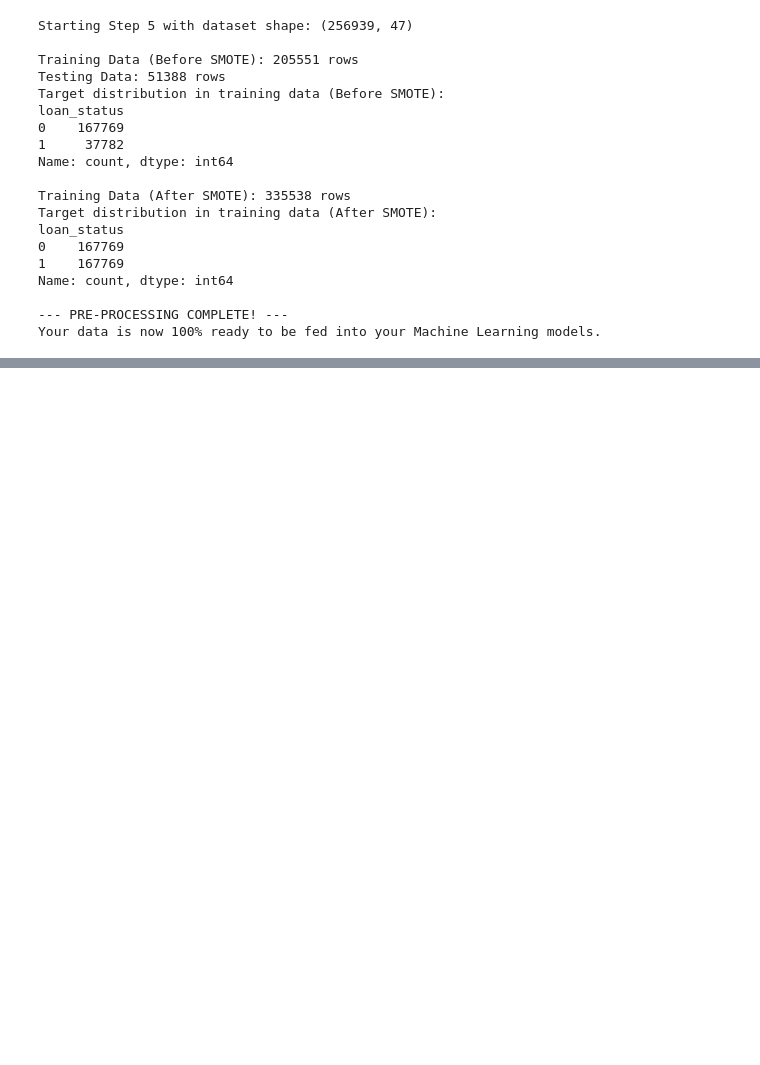
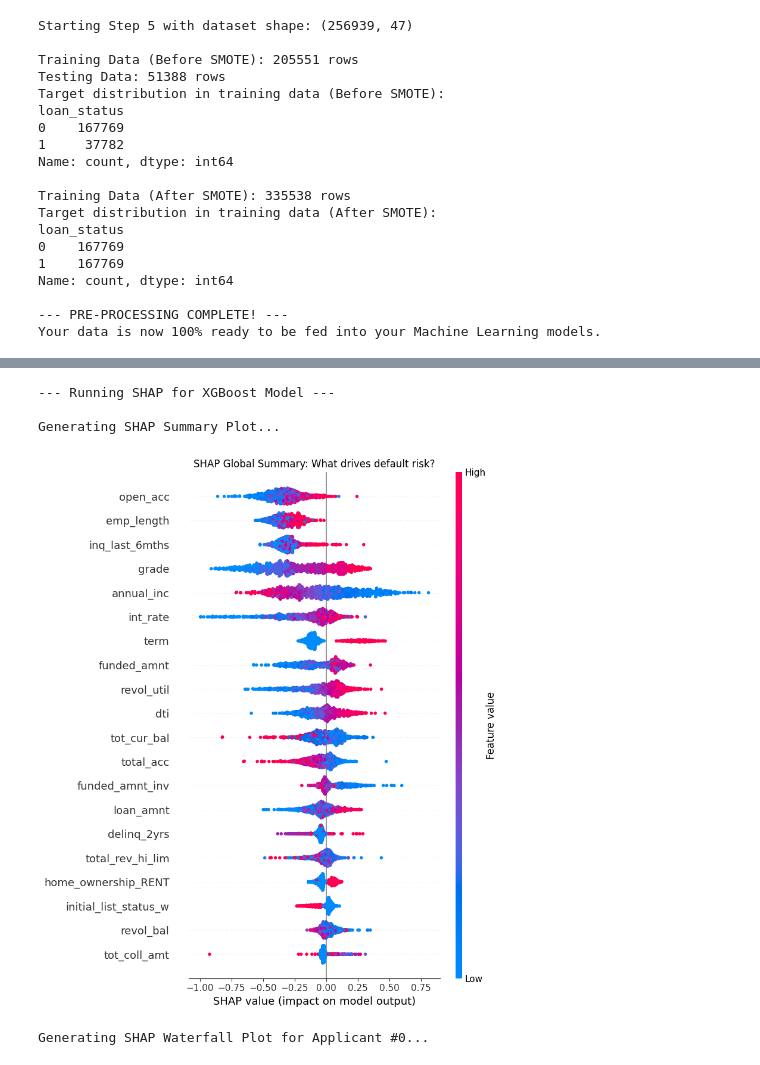
Before and after one commit to xianxianren/TML-Project, a Jupyter notebook: 1.ipynb, the cells around one changed output, grey strips where cells are left out. Saved outputs shown, nothing was run; the diff lists cells and outputs as text; code cells hidden in the pictures; blank space fills up the shorter version.

```diff
--- a/1.ipynb
+++ b/1.ipynb
@@ -226,0 +442,50 @@ Your data is now 100% ready to be fed into your Machine Learning models.
+# %%
+print("--- Running SHAP for XGBoost Model ---")
+
+# 1. Initialize the SHAP Explainer using your trained XGBoost model
+explainer = shap.TreeExplainer(xgb_model)
+
+# PRO-TIP: SHAP takes a long time to run on 50,000 rows.
+# We will take a random sample of 1,000 test rows to generate the plots quickly!
+X_test_sample = X_test_scaled.sample(n=1000, random_state=42)
+
+# Calculate SHAP values for the sample
+shap_values = explainer.shap_values(X_test_sample)
+
+# ==========================================
+# CHART 1: GLOBAL TRANSPARENCY (The Bank's Policy)
+# ==========================================
+print("\nGenerating SHAP Summary Plot...")
+# This plot shows HOW features impact the model.
+# Red dots = High value of the feature. Blue dots = Low value.
+# Right side = Pushes risk higher. Left side = Pushes risk lower.
+plt.figure(figsize=(10, 6))
+shap.summary_plot(shap_values, X_test_sample, show=False)
+plt.title("SHAP Global Summary: What drives default risk?")
+plt.tight_layout()
+plt.show()
+
+# ==========================================
+# CHART 2: LOCAL TRANSPARENCY (Explaining a Single Applicant)
+# ==========================================
+print("\nGenerating SHAP Waterfall Plot for Applicant #0...")
+# Let's look at the very first applicant in our sample to see WHY they got their specific score.
+# This proves to regulators that you can explain individual automated decisions.
+
+# Create an Explanation object for the single applicant
+explanation = shap.Explanation(values=shap_values[0],
+                               base_values=explainer.expected_value,
+                               data=X_test_sample.iloc[0],
+                               feature_names=X_test_sample.columns)
+
+plt.figure(figsize=(10, 6))
+shap.plots.waterfall(explanation, show=False)
+plt.title("SHAP Local Explanation: Applicant Risk Breakdown")
+plt.tight_layout()
+plt.show()
+# %% [output]
+--- Running SHAP for XGBoost Model ---
+
+Generating SHAP Summary Plot...
+[figure, added]
+Generating SHAP Waterfall Plot for Applicant #0...
```
Also changed, not shown: parts of 7 cells of this notebook, 1 other file.
